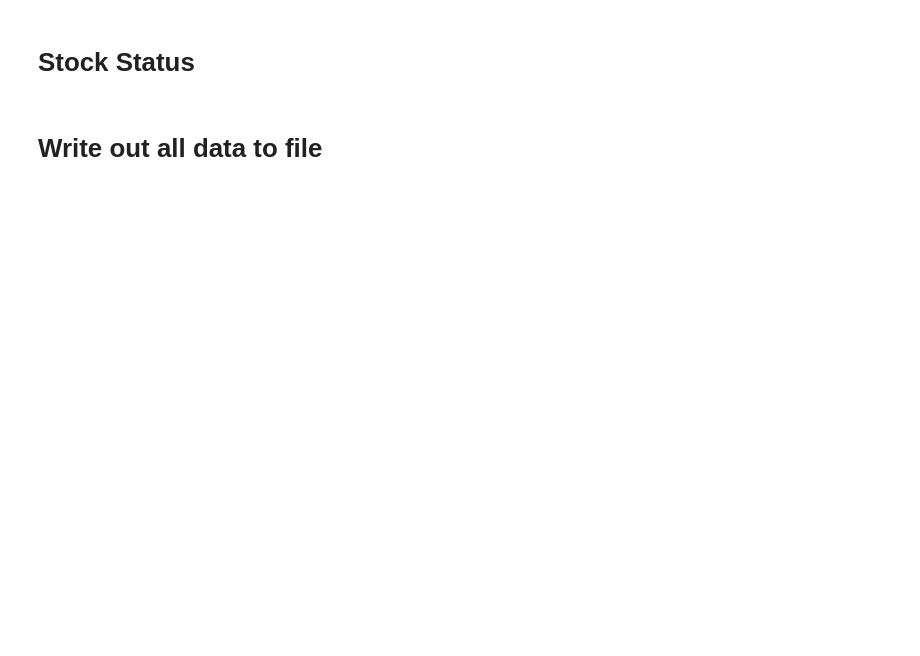
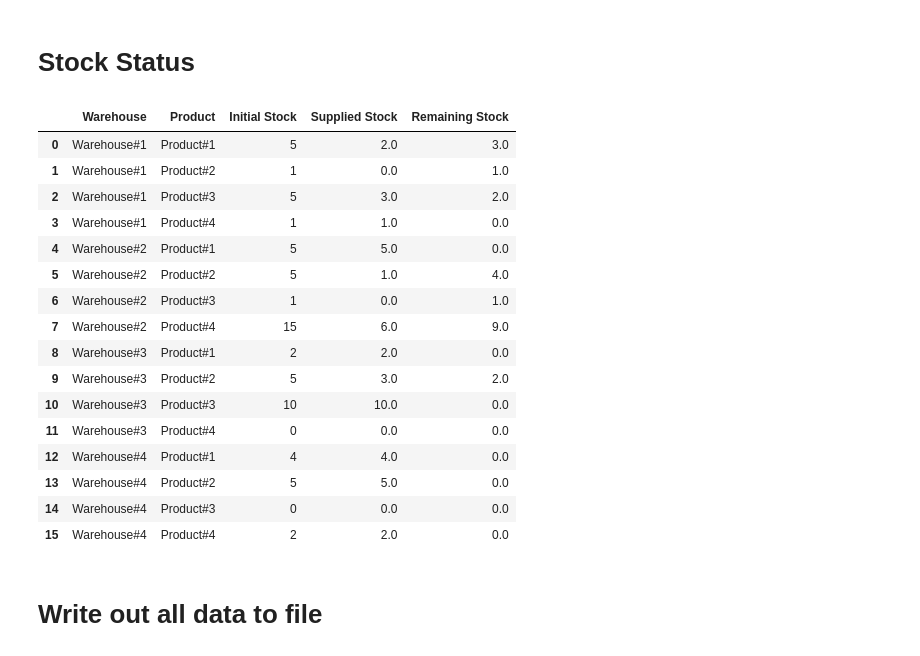
Before and after one commit to kk20krishna/Intelligent-Sourcing, a Jupyter notebook: Intelligent_Sourcing.ipynb, the cells around one changed output. Saved outputs shown, nothing was run; the diff lists cells and outputs as text; code cells hidden in the pictures; blank space fills up the shorter version.

```diff
--- a/Intelligent_Sourcing.ipynb
+++ b/Intelligent_Sourcing.ipynb
@@ -192,17 +243,17 @@ distance_values = distance_data["Distance"].values.reshape(len(Warehouses), len(
 
 distance = makeDict([Warehouses, Orders, Products], distance_values, default=0)
 # %%
-# Calculate the minimum and maximum distance
-min = distance_data['Days'].min()
-max = distance_data['Says'].max()
+# Calculate the minimum and maximum days
+min = days_data['Days'].min()
+max = days_data['Days'].max()
 
 # Normalize the 'Cost' column
-distance_data['Days'] = (distance_data['Days'] - min) / (max - min)
+days_data['Days'] = (days_data['Days'] - min) / (max - min)
 # %%
 # Creates a dictionary of the days for each Warehouse, Order and Product Combination
 
 # Reshape to match the dimensions of Warehouses, Orders, Products
-days_values = distance_data["Days"].values.reshape(len(Warehouses), len(Orders), len(Products))
+days_values = days_data["Days"].values.reshape(len(Warehouses), len(Orders), len(Products))
 
 Days = makeDict([Warehouses, Orders, Products], days_values, default=0)
 # %% [markdown]
@@ -227,11 +278,11 @@ priority_data
 | 3 | Warehouse#4 | 1000 |
 # %%
 # Calculate the minimum and maximum cost
-min_cost = priority_data['Priority'].min()
-max_cost = priority_data['Priority'].max()
+min = priority_data['Priority'].min()
+max = priority_data['Priority'].max()
 
 # Normalize the 'Cost' column
-priority_data['Priority'] = (priority_data['Priority'] - min_cost) / (max_cost - min_cost)
+priority_data['Priority'] = (priority_data['Priority'] - min) / (max - min)
 # %%
 # Creates a dictionary of the priority for warehouse
 
@@ -275,6 +326,10 @@ prob += (
                         (Weightage_Cost * cost[w][o][p])
                          +
                         (Weightage_Priority *-priority[w])
+                         +
+                        (Weitage_distance * distance[w][o][p])
+                         +
+                        (Weitage_days * Days[w][o][p])
                       )
                     for (w,o,p) in routes
                   ]
@@ -512,17 +581,35 @@ fulfillment_solution
 # %%
 warehouse_stock_status = []
 
 for w in Warehouses:
     for p in Products:
         warehouse_stock_status.append({
             "Warehouse": w,
             "Product": p,
             "Initial Stock": stock[w][p],
             "Supplied Stock": sum(variable[w][o][p].varValue for o in Orders),
             "Remaining Stock": stock[w][p] - sum(variable[w][o][p].varValue for o in Orders)
         })
 
-warehouse_stock_status = pd.DataFrame(fulfillment_solution)
+warehouse_stock_status = pd.DataFrame(warehouse_stock_status)
 warehouse_stock_status
+# %% [output]
+|  | Warehouse | Product | Initial Stock | Supplied Stock | Remaining Stock |
+| 0 | Warehouse#1 | Product#1 | 5 | 2.0 | 3.0 |
+| 1 | Warehouse#1 | Product#2 | 1 | 0.0 | 1.0 |
+| 2 | Warehouse#1 | Product#3 | 5 | 3.0 | 2.0 |
+| 3 | Warehouse#1 | Product#4 | 1 | 1.0 | 0.0 |
+| 4 | Warehouse#2 | Product#1 | 5 | 5.0 | 0.0 |
+| 5 | Warehouse#2 | Product#2 | 5 | 1.0 | 4.0 |
+| 6 | Warehouse#2 | Product#3 | 1 | 0.0 | 1.0 |
+| 7 | Warehouse#2 | Product#4 | 15 | 6.0 | 9.0 |
+| 8 | Warehouse#3 | Product#1 | 2 | 2.0 | 0.0 |
+| 9 | Warehouse#3 | Product#2 | 5 | 3.0 | 2.0 |
+| 10 | Warehouse#3 | Product#3 | 10 | 10.0 | 0.0 |
+| 11 | Warehouse#3 | Product#4 | 0 | 0.0 | 0.0 |
+| 12 | Warehouse#4 | Product#1 | 4 | 4.0 | 0.0 |
+| 13 | Warehouse#4 | Product#2 | 5 | 5.0 | 0.0 |
+| 14 | Warehouse#4 | Product#3 | 0 | 0.0 | 0.0 |
+| 15 | Warehouse#4 | Product#4 | 2 | 2.0 | 0.0 |
 # %% [markdown]
 # Write out all data to file
```
Also changed, not shown: parts of 10 cells of this notebook.
